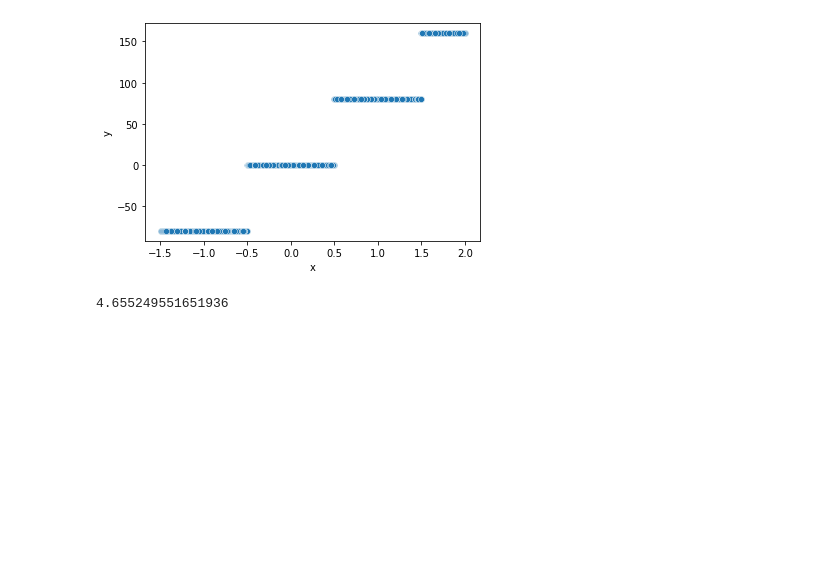
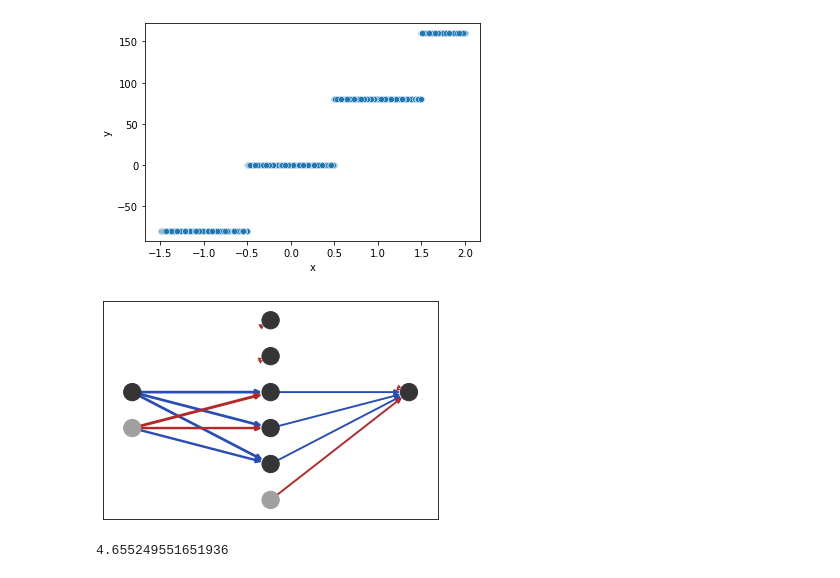
Before and after one commit to krezelj/wut-computational-intelligence, a Jupyter notebook: NeuralNetworks/nn1_notebook.ipynb, the cells around one changed output. Saved outputs shown, nothing was run; the diff lists cells and outputs as text; code cells hidden in the pictures; blank space fills up the shorter version.

```diff
--- a/NeuralNetworks/nn1_notebook.ipynb
+++ b/NeuralNetworks/nn1_notebook.ipynb
@@ -87,6 +87,10 @@ model = MLP(layers=[
     Layer(1, 5, W1, B1),
     Layer(5, 1, W2, B2, activation="linear")
 ])
+# %%
+model.plot(log_weights=True)
+# %% [output]
+[figure, added]
 # %%
 x_test = df_test['x'].values.reshape(1, 1000)
 y_test = df_test['y'].values.reshape(1, 1000)
```
